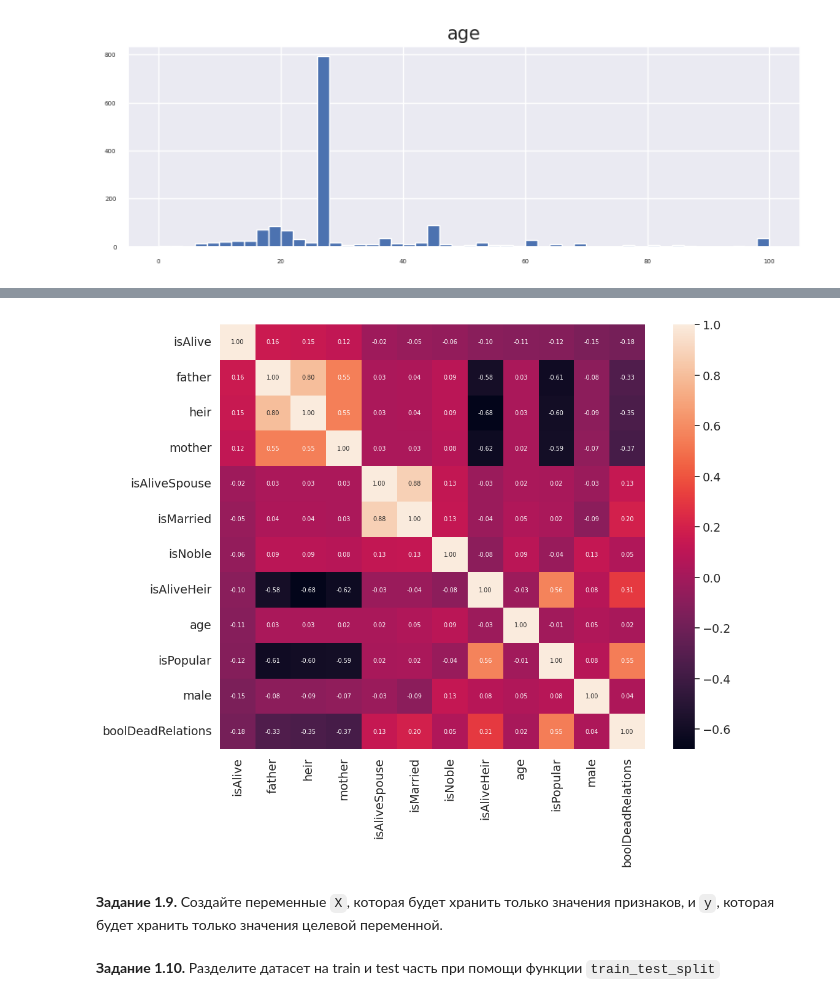
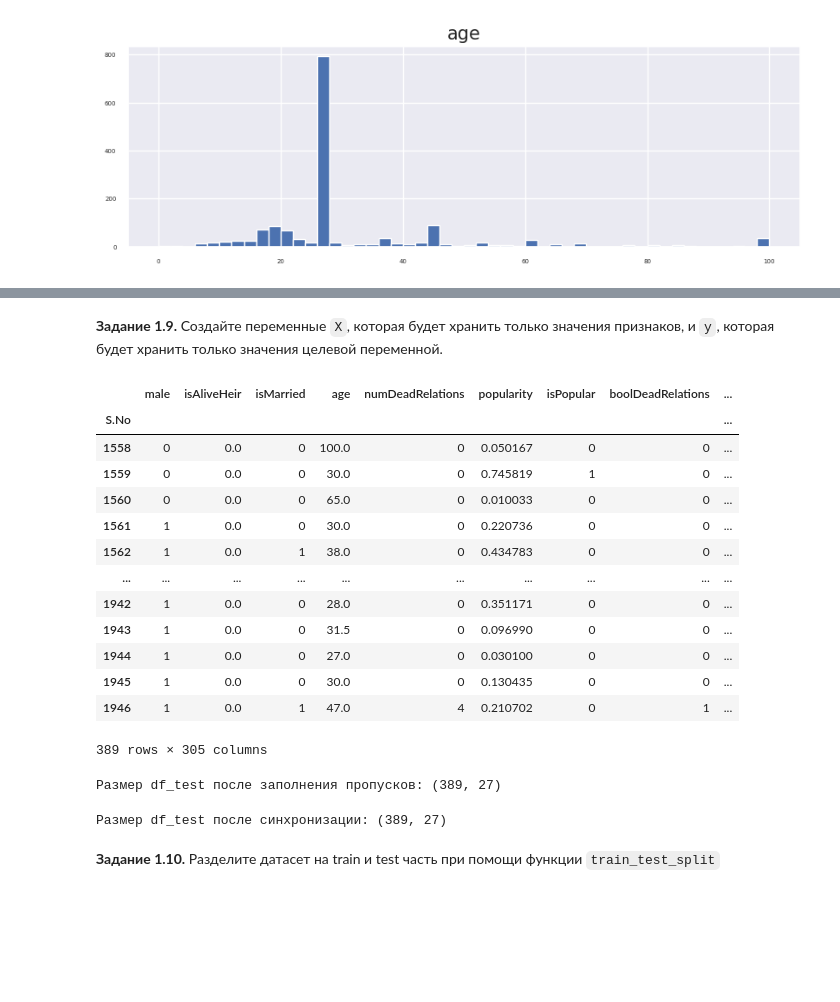
Before and after one commit to tatyanayuriy/cv, a Jupyter notebook: week_01_ml_intro/Homework/hw_1_game_of_thrones.ipynb, the cells around one changed output, grey strips where cells are left out. Saved outputs shown, nothing was run; the diff lists cells and outputs as text; code cells hidden in the pictures; blank space fills up the shorter version.

```diff
--- a/week_01_ml_intro/Homework/hw_1_game_of_thrones.ipynb
+++ b/week_01_ml_intro/Homework/hw_1_game_of_thrones.ipynb
@@ -407,17 +289,3 @@ data.head(n=3)
-# %%
-# correlation matrix
-import numpy as np
-corrmat = data.corr()
-f, ax = plt.subplots(figsize=(12, 9))
-
-k = data.shape[1] # number of variables for heatmap
-cols = corrmat.nlargest(k, 'isAlive')['isAlive'].index
-cm = np.corrcoef(data[cols].values.T)
-sns.set(font_scale=1.25)
-hm = sns.heatmap(cm, cbar=True, annot=True, square=True, fmt='.2f', annot_kws={'size': 7}, yticklabels=cols.values, xticklabels=cols.values)
-plt.show()
-# %% [output]
-[figure, removed]
 # %% [markdown]
 **Задание 1.9.** Создайте переменные `X`, которая будет хранить только значения признаков, и `y`, которая будет хранить только значения целевой переменной.
 # %%
@@ -426,3 +296,40 @@ y = data['isAlive']
+# %%
+df_test = preprocess_data(df_test)
+df_test = df_test.dropna()
+df_test
+# %% [output]
+|  | male | isAliveHeir | isMarried | age | numDeadRelations | popularity | isPopular | boolDeadRelations | ... |
+| S.No |  |  |  |  |  |  |  |  | ... |
+| 1558 | 0 | 0.0 | 0 | 100.0 | 0 | 0.050167 | 0 | 0 | ... |
+| 1559 | 0 | 0.0 | 0 | 30.0 | 0 | 0.745819 | 1 | 0 | ... |
+| 1560 | 0 | 0.0 | 0 | 65.0 | 0 | 0.010033 | 0 | 0 | ... |
+| 1561 | 1 | 0.0 | 0 | 30.0 | 0 | 0.220736 | 0 | 0 | ... |
+| 1562 | 1 | 0.0 | 1 | 38.0 | 0 | 0.434783 | 0 | 0 | ... |
+| ... | ... | ... | ... | ... | ... | ... | ... | ... | ... |
+| 1942 | 1 | 0.0 | 0 | 28.0 | 0 | 0.351171 | 0 | 0 | ... |
+| 1943 | 1 | 0.0 | 0 | 31.5 | 0 | 0.096990 | 0 | 0 | ... |
+| 1944 | 1 | 0.0 | 0 | 27.0 | 0 | 0.030100 | 0 | 0 | ... |
+| 1945 | 1 | 0.0 | 0 | 30.0 | 0 | 0.130435 | 0 | 0 | ... |
+| 1946 | 1 | 0.0 | 1 | 47.0 | 4 | 0.210702 | 0 | 1 | ... |
+389 rows × 305 columns
+# %%
+print("Размер df_test после заполнения пропусков:", df_test.shape)
+# %% [output]
+Размер df_test после заполнения пропусков: (389, 27)
+# %%
+missing_cols = set(X_train.columns) - set(df_test.columns)
+if missing_cols:
+    missing_data = pd.DataFrame(0, index=df_test.index, columns=list(missing_cols))
+    df_test = pd.concat([df_test, missing_data], axis=1)
+
+extra_cols = set(df_test.columns) - set(X_train.columns)
+if extra_cols:
+    df_test.drop(columns=extra_cols, inplace=True)
+
+df_test = df_test[X_train.columns]
+print("Размер df_test после синхронизации:", df_test.shape)
+# %% [output]
+Размер df_test после синхронизации: (389, 27)
 # %% [markdown]
 **Задание 1.10.** Разделите датасет на train и test часть при помощи функции `train_test_split`
 # %%
```
Also changed, not shown: parts of 39 cells of this notebook.
